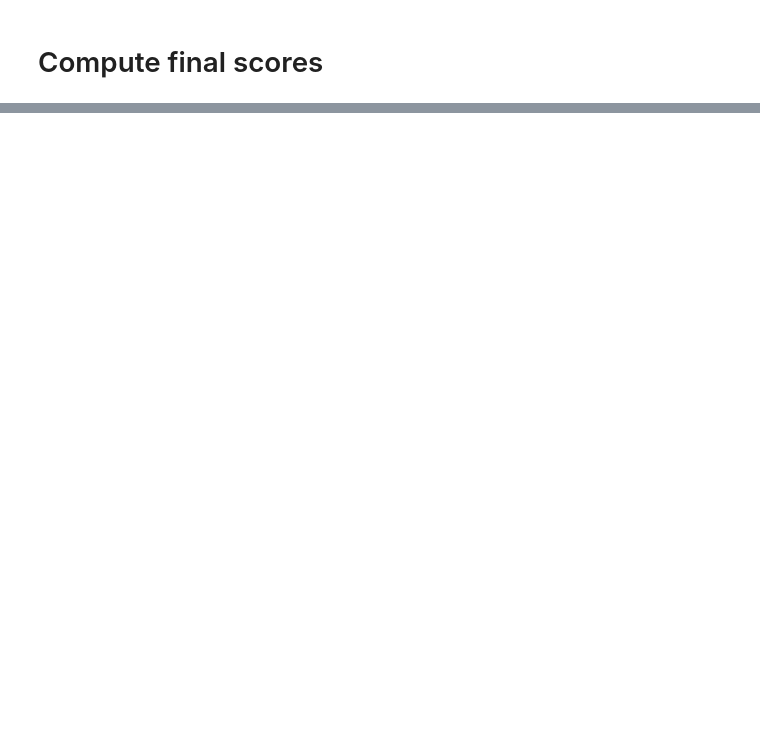
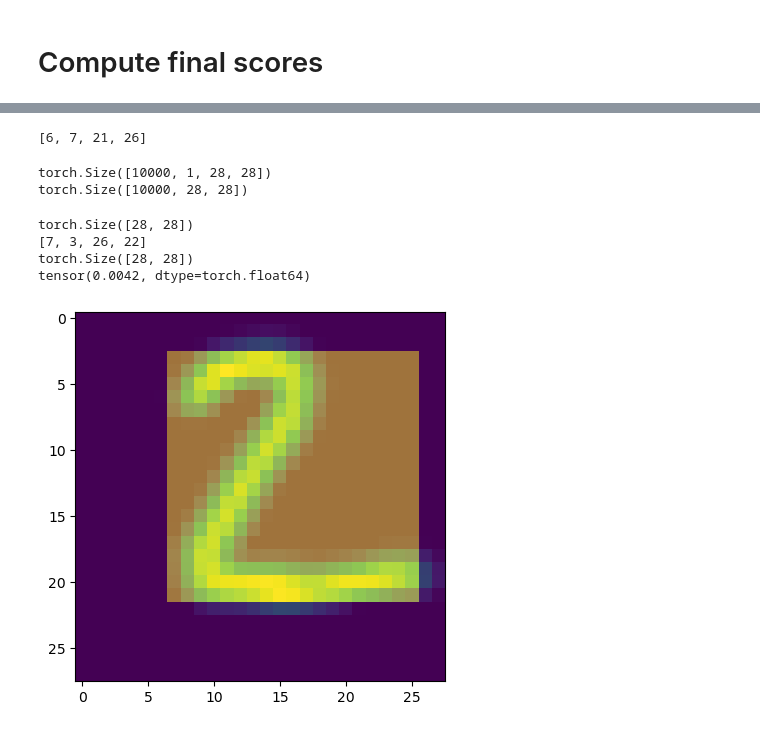
Before and after one commit to WilliamHo1999/dlnn-project, a Jupyter notebook: main_computations.ipynb, the cells around one changed output, grey strips where cells are left out. Cells and saved outputs as stored; diff of their text form; code cells hidden in the pictures; blank space fills up the shorter version.

```diff
--- a/main_computations.ipynb
+++ b/main_computations.ipynb
@@ -35,0 +88,13 @@ heatmaps["mnist_robust_up"] =
+# %%
+with open(heatmaps_mnist_vulnerable_normal_path, 'rb') as f:
+    heatmaps["mnist_vulnerable_normal"]["pred"] = torch.from_numpy(np.load(f))
+    heatmaps["mnist_vulnerable_normal"]["gt"] = torch.from_numpy(np.load(f))
+with open(heatmaps_mnist_vulnerable_pgd_perturbed_path, 'rb') as f:
+    heatmaps["mnist_vulnerable_pgd"]["pred"] = torch.from_numpy(np.load(f))
+    heatmaps["mnist_vulnerable_pgd"]["gt"] = torch.from_numpy(np.load(f))
+with open(heatmaps_mnist_pgd_robust_normal_path, 'rb') as f:
+    heatmaps["mnist_pgd_robust_normal"]["pred"] = torch.from_numpy(np.load(f))
+    heatmaps["mnist_pgd_robust_normal"]["gt"] = torch.from_numpy(np.load(f))
+with open(heatmaps_mnist_pgd_robust_pgd_perturbed_path, 'rb') as f:
+    heatmaps["mnist_pgd_robust_pgd"]["pred"] = torch.from_numpy(np.load(f))
+    heatmaps["mnist_pgd_robust_pgd"]["gt"] = torch.from_numpy(np.load(f))
@@ -35,0 +123,8 @@ heatmaps["mnist_robust_up"] =
+# %%
+from src.data.MNIST import get_mnist_bounding_box_data_loader
+
+MNIST_path = os.path.join(os.path.abspath(""),"Data/")
+
+dataloaders_bb_mnist = get_mnist_bounding_box_data_loader(MNIST_path)
+val_loader = dataloaders_bb_mnist['val']
+len(val_loader.dataset)
@@ -35,0 +133,14 @@ heatmaps["mnist_robust_up"] =
+# %%
+mnist_val_bboxes = []
+for batch in val_loader:
+    #print(len(batch["bounding_box"]))
+    #print(batch["bounding_box"][0][0])
+    for i_img in range(len(batch["bounding_box"][0])):
+        bbox = [int(batch["bounding_box"][0][i_img]),
+            int(batch["bounding_box"][1][i_img]),
+            int(batch["bounding_box"][2][i_img]),
+            int(batch["bounding_box"][3][i_img])]
+        #print(bbox)
+        mnist_val_bboxes.append(bbox)
+        #print(bbox)
+print(len(mnist_val_bboxes))
@@ -35,0 +168,26 @@ heatmaps["mnist_robust_up"] =
+# %%
+mnist_val_bboxes[0]
+# %% [output]
+[6, 7, 21, 26]
+# %%
+mnist_val_bounding_maps = _get_bounding_maps_vec_NEW((28,28),mnist_val_bboxes, 1, False)
+# %%
+print(mnist_val_bounding_maps.size())
+print(heatmaps["mnist_pgd_robust_normal"]["gt"].size())
+# %% [output]
+torch.Size([10000, 1, 28, 28])
+torch.Size([10000, 28, 28])
+# %%
+fig, ax = plt.subplots(1,1)
+ax.imshow(heatmaps["mnist_pgd_robust_normal"]["gt"][1])
+ax.imshow(mnist_val_bounding_maps[1][0],alpha=0.5)
+print(heatmaps["mnist_pgd_robust_normal"]["gt"][1].size())
+print(mnist_val_bboxes[1])
+print(mnist_val_bounding_maps[1][0].size())
+print(torch.max(heatmaps["mnist_pgd_robust_normal"]["gt"][1]))
+# %% [output]
+torch.Size([28, 28])
+[7, 3, 26, 22]
+torch.Size([28, 28])
+tensor(0.0042, dtype=torch.float64)
+[figure, added]
```
Also changed, not shown: parts of 37 cells of this notebook.
